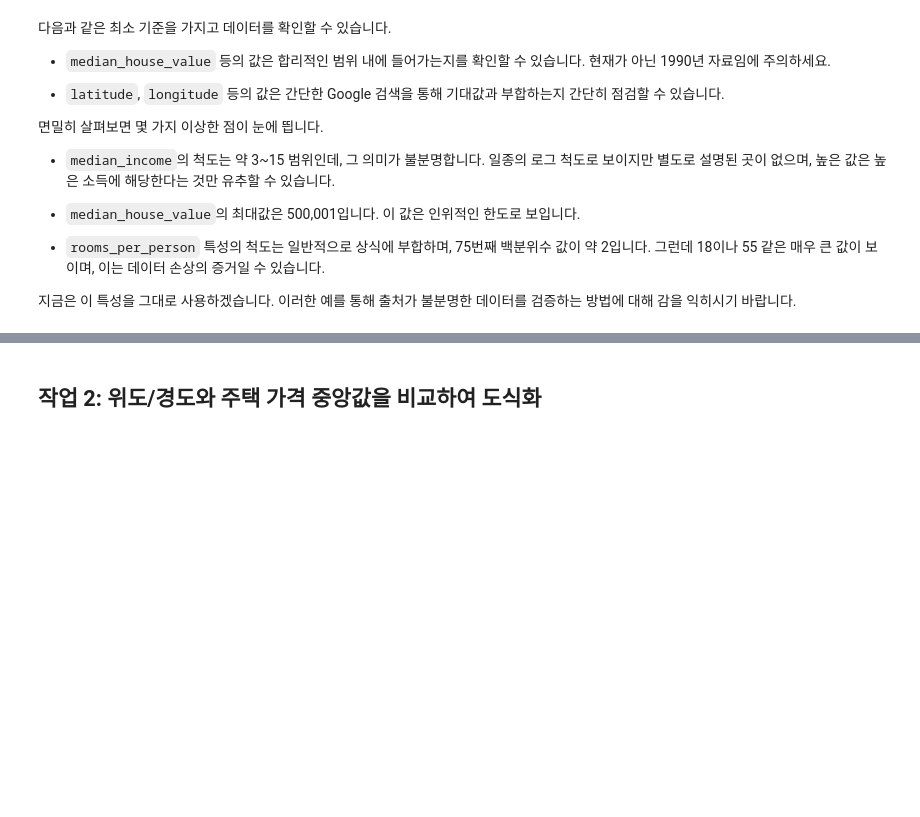
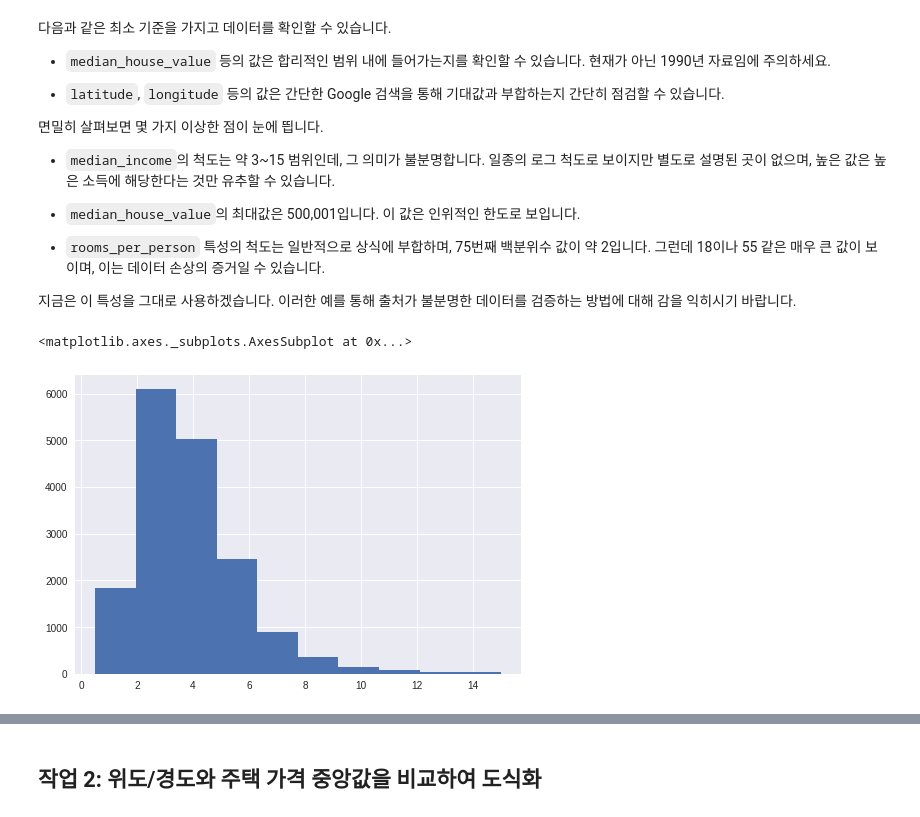
Before and after one commit to aseria/mlcc, a Jupyter notebook: validation/validation.ipynb, the cells around one changed output, grey strips where cells are left out. Drawn from its saved outputs; the diff is of its cells as text; code cells hidden in the pictures; blank space fills up the shorter version.

Commit message:
[Colaboratory] add histogram analysis

```diff
--- a/validation/validation.ipynb
+++ b/validation/validation.ipynb
@@ -174,3 +174,8 @@ validation_targets.describe()
 * `rooms_per_person` 특성의 척도는 일반적으로 상식에 부합하며, 75번째 백분위수 값이 약 2입니다. 그런데 18이나 55 같은 매우 큰 값이 보이며, 이는 데이터 손상의 증거일 수 있습니다.
 
 지금은 이 특성을 그대로 사용하겠습니다. 이러한 예를 통해 출처가 불분명한 데이터를 검증하는 방법에 대해 감을 익히시기 바랍니다.
+# %%
+california_housing_dataframe['median_income'].hist()
+# %% [output]
+<matplotlib.axes._subplots.AxesSubplot at 0x...>
+[figure, added]
```
Also changed, not shown: parts of 2 cells of this notebook.
